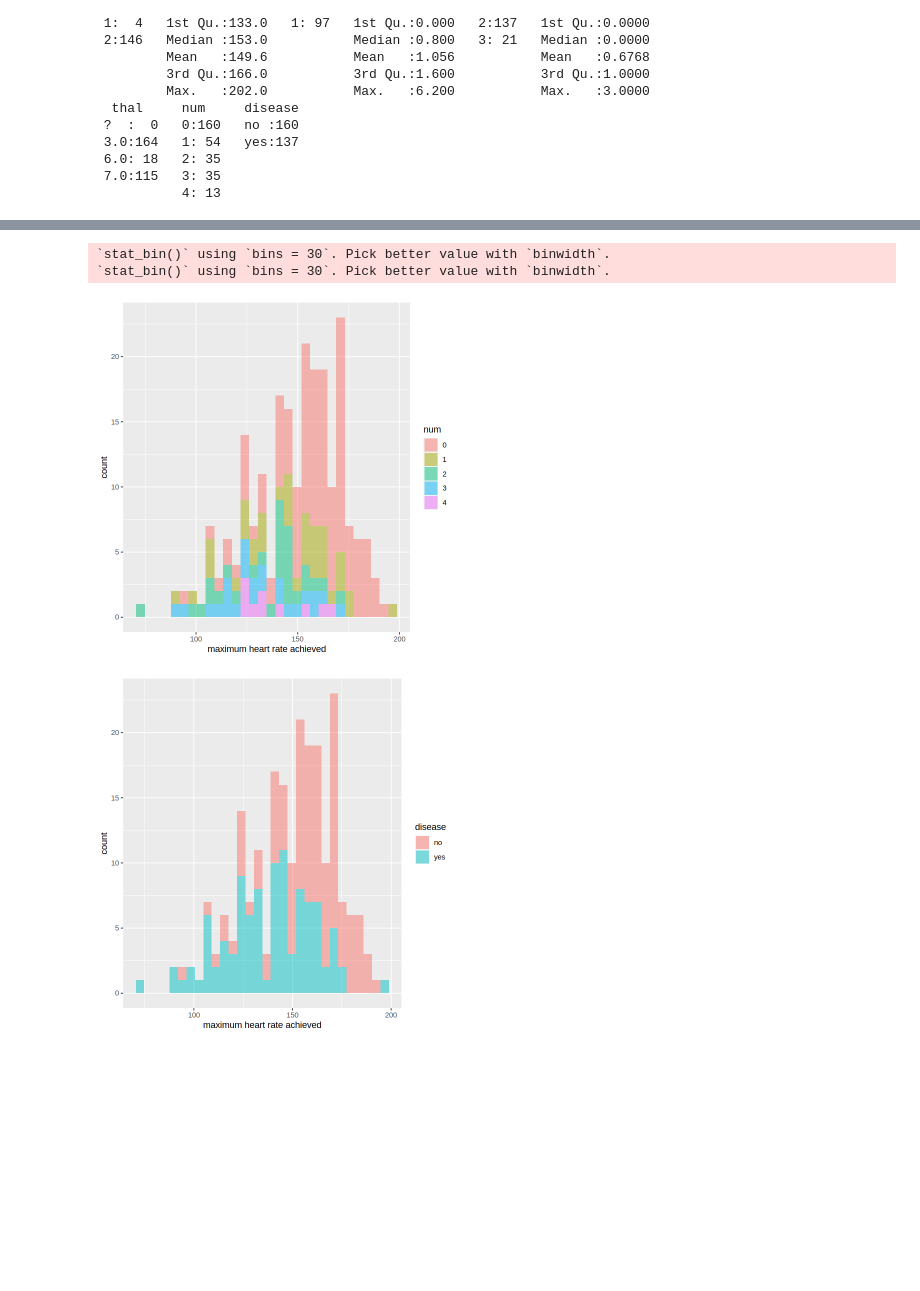
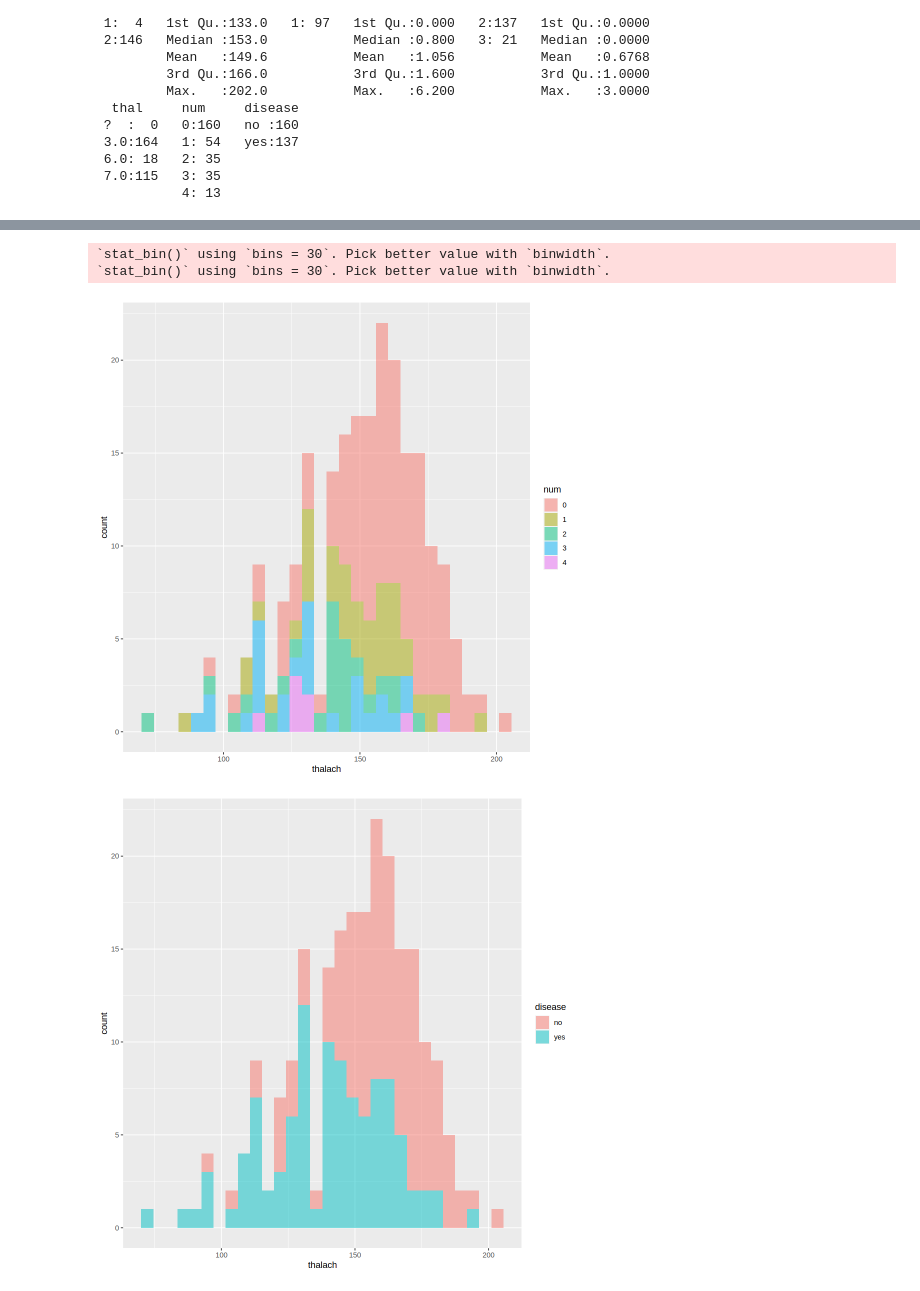
Before and after one commit to auraaaaura/dsci-100-2023-group-44, a Jupyter notebook: code part.ipynb, the cells around one changed output, grey strips where cells are left out. Cells and saved outputs as stored; diff of their text form; code cells hidden in the pictures; blank space fills up the shorter version.

```diff
--- a/code part.ipynb
+++ b/code part.ipynb
@@ -189,19 +181,16 @@ chol_disease_plot
 # %%
-options(repr.plot.width = 6, repr.plot.height = 6)
+options(repr.plot.width = 8, repr.plot.height = 8)
 thalach_num_plot <- heart_train |>
       ggplot() +
-      geom_histogram(aes(x = thalach, fill = num), alpha = 0.5)+
-labs(x = "maximum heart rate achieved", y = "count", color = "num")
+      geom_histogram(aes(x = thalach, fill = num), alpha = 0.5)
 thalach_num_plot
-
 thalach_disease_plot <- heart_train |>
       ggplot() +
-      geom_histogram(aes(x = thalach, fill = disease), alpha = 0.5)+
-labs(x = "maximum heart rate achieved", y = "count", color = "disease")
+      geom_histogram(aes(x = thalach, fill = disease), alpha = 0.5)
 thalach_disease_plot
 # %% [output]
 `stat_bin()` using `bins = 30`. Pick better value with `binwidth`.
 `stat_bin()` using `bins = 30`. Pick better value with `binwidth`.
-[figure, old version]
+[figure, new version]
-[figure, old version]
+[figure, new version]
 # %%
```
Also changed, not shown: parts of 13 cells of this notebook.
